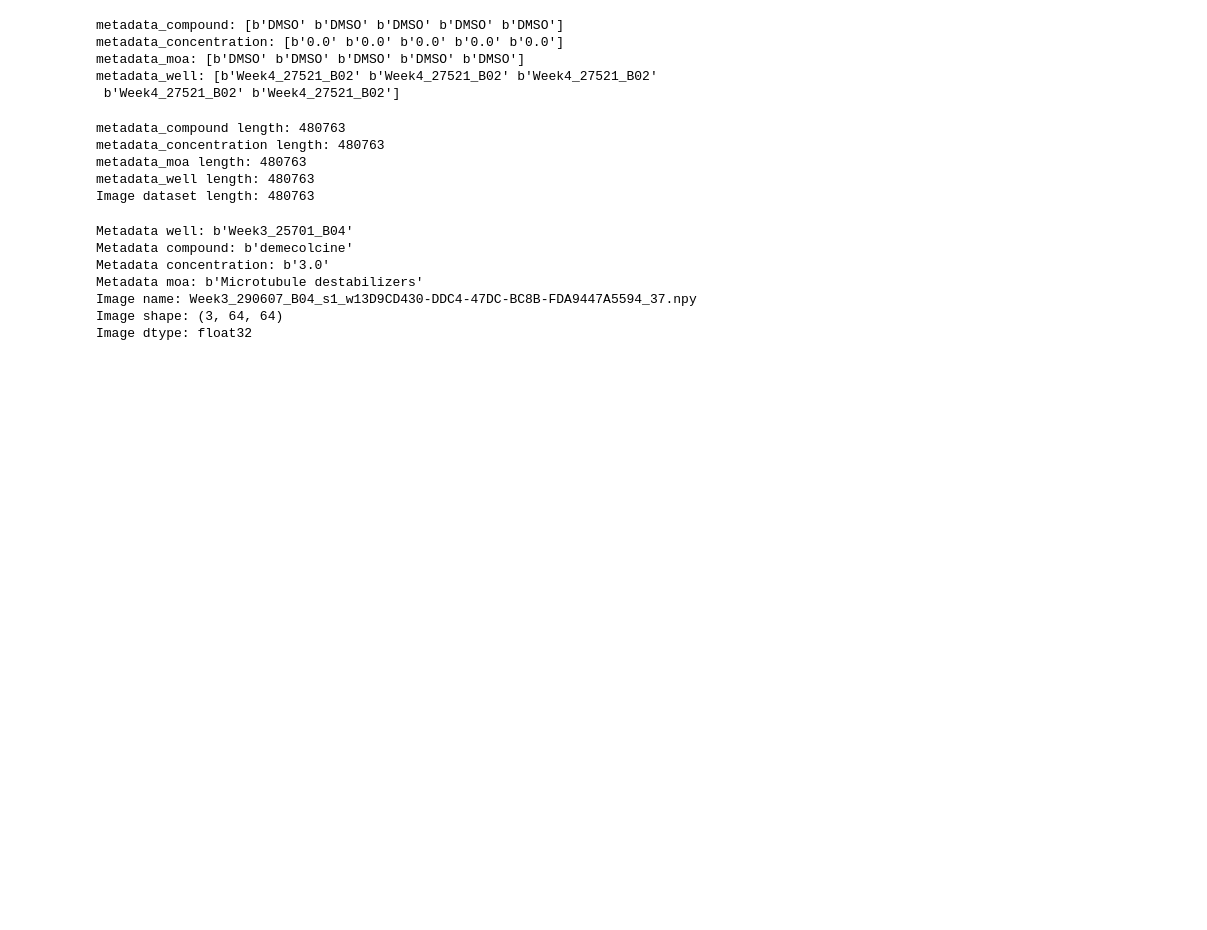
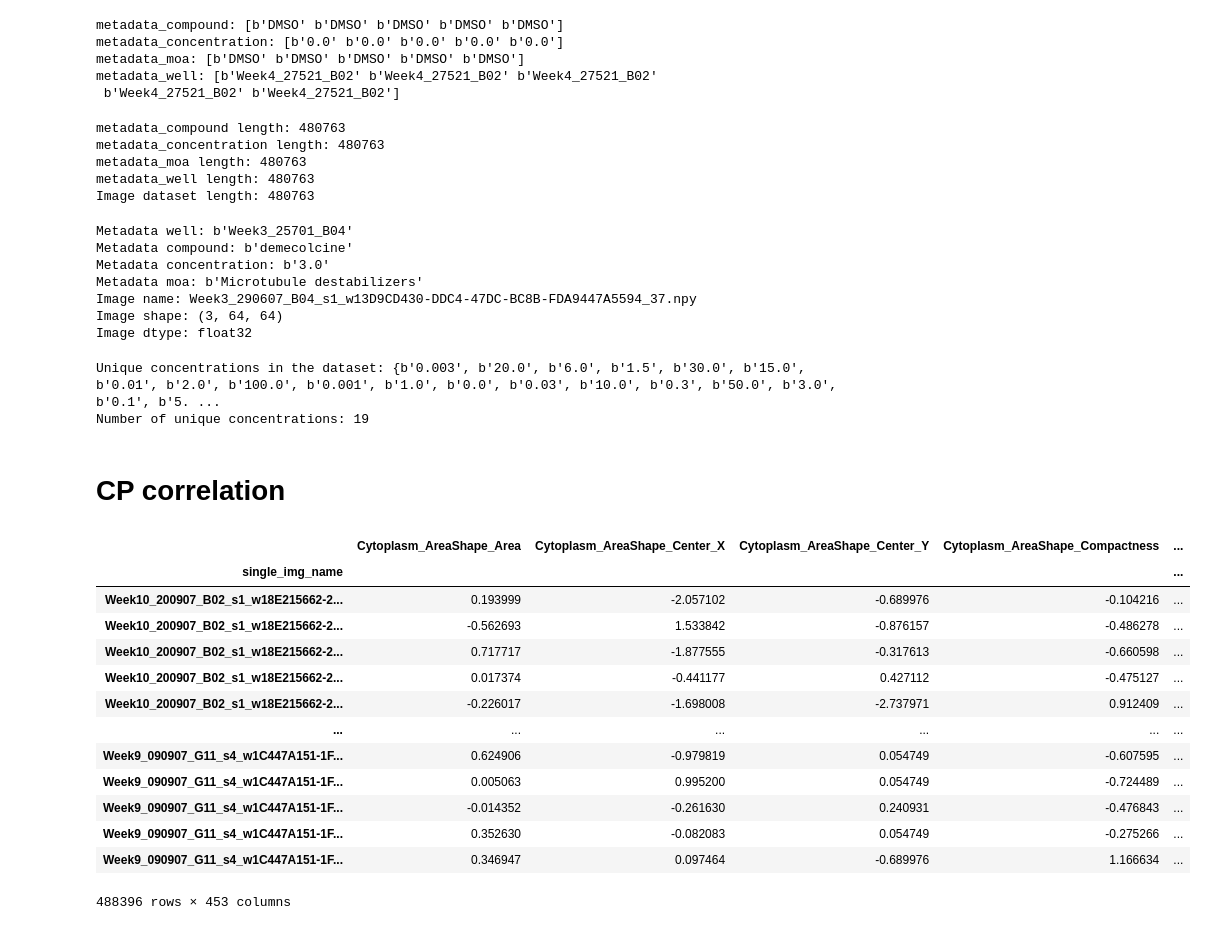
Before and after one commit to AugustBorgLjorring/VAE_BBBC021, a Jupyter notebook: notebooks/metadata_dataset.ipynb, the cells around one changed output. Drawn from its saved outputs; the diff is of its cells as text; code cells hidden in the pictures; blank space fills up the shorter version.

Commit message:
Metadata EDA

```diff
--- a/notebooks/metadata_dataset.ipynb
+++ b/notebooks/metadata_dataset.ipynb
@@ -167,3 +167,34 @@ Metadata moa: b'Microtubule destabilizers'
 Image name: Week3_290607_B04_s1_w13D9CD430-DDC4-47DC-BC8B-FDA9447A5594_37.npy
 Image shape: (3, 64, 64)
 Image dtype: float32
+# %%
+# List all the different concentrations in the dataset
+with h5py.File(output_path, 'r') as f:
+    unique_concentrations = set(f['metadata_concentration'][:])
+    print(f"Unique concentrations in the dataset: {unique_concentrations}")
+    print(f"Number of unique concentrations: {len(unique_concentrations)}")
+# %% [output]
+Unique concentrations in the dataset: {b'0.003', b'20.0', b'6.0', b'1.5', b'30.0', b'15.0', b'0.01', b'2.0', b'100.0', b'0.001', b'1.0', b'0.0', b'0.03', b'10.0', b'0.3', b'50.0', b'3.0', b'0.1', b'5. ...
+Number of unique concentrations: 19
+# %% [markdown]
+# CP correlation
+# %%
+# Get all int and float columns from the original metadata
+cellprofiler_features = cp_features.select_dtypes(include=['int64', 'float64'])
+cellprofiler_features.drop(columns=['Unnamed: 0', 'ImageNumber', 'Image_Metadata_Concentration','ObjectNumber'], inplace=True)  # Drop the index column if it exists
+cellprofiler_features
+# %% [output]
+|  | Cytoplasm_AreaShape_Area | Cytoplasm_AreaShape_Center_X | Cytoplasm_AreaShape_Center_Y | Cytoplasm_AreaShape_Compactness | ... |
+| single_img_name |  |  |  |  | ... |
+| Week10_200907_B02_s1_w18E215662-2... | 0.193999 | -2.057102 | -0.689976 | -0.104216 | ... |
+| Week10_200907_B02_s1_w18E215662-2... | -0.562693 | 1.533842 | -0.876157 | -0.486278 | ... |
+| Week10_200907_B02_s1_w18E215662-2... | 0.717717 | -1.877555 | -0.317613 | -0.660598 | ... |
+| Week10_200907_B02_s1_w18E215662-2... | 0.017374 | -0.441177 | 0.427112 | -0.475127 | ... |
+| Week10_200907_B02_s1_w18E215662-2... | -0.226017 | -1.698008 | -2.737971 | 0.912409 | ... |
+| ... | ... | ... | ... | ... | ... |
+| Week9_090907_G11_s4_w1C447A151-1F... | 0.624906 | -0.979819 | 0.054749 | -0.607595 | ... |
+| Week9_090907_G11_s4_w1C447A151-1F... | 0.005063 | 0.995200 | 0.054749 | -0.724489 | ... |
+| Week9_090907_G11_s4_w1C447A151-1F... | -0.014352 | -0.261630 | 0.240931 | -0.476843 | ... |
+| Week9_090907_G11_s4_w1C447A151-1F... | 0.352630 | -0.082083 | 0.054749 | -0.275266 | ... |
+| Week9_090907_G11_s4_w1C447A151-1F... | 0.346947 | 0.097464 | -0.689976 | 1.166634 | ... |
+488396 rows × 453 columns
```
Also changed, not shown: parts of 1 cell of this notebook, 1 other file.
